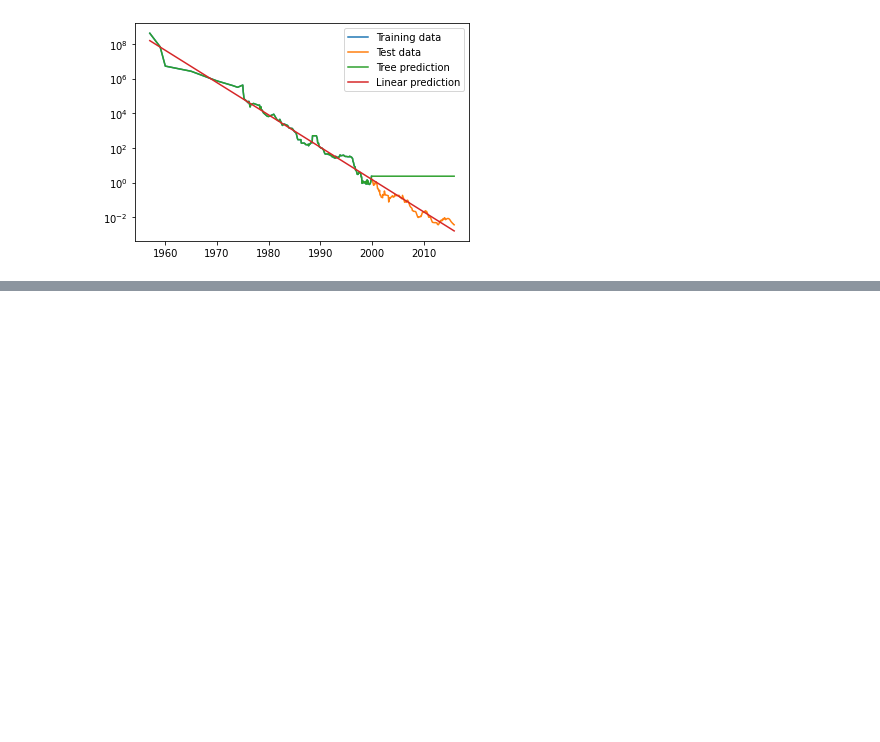
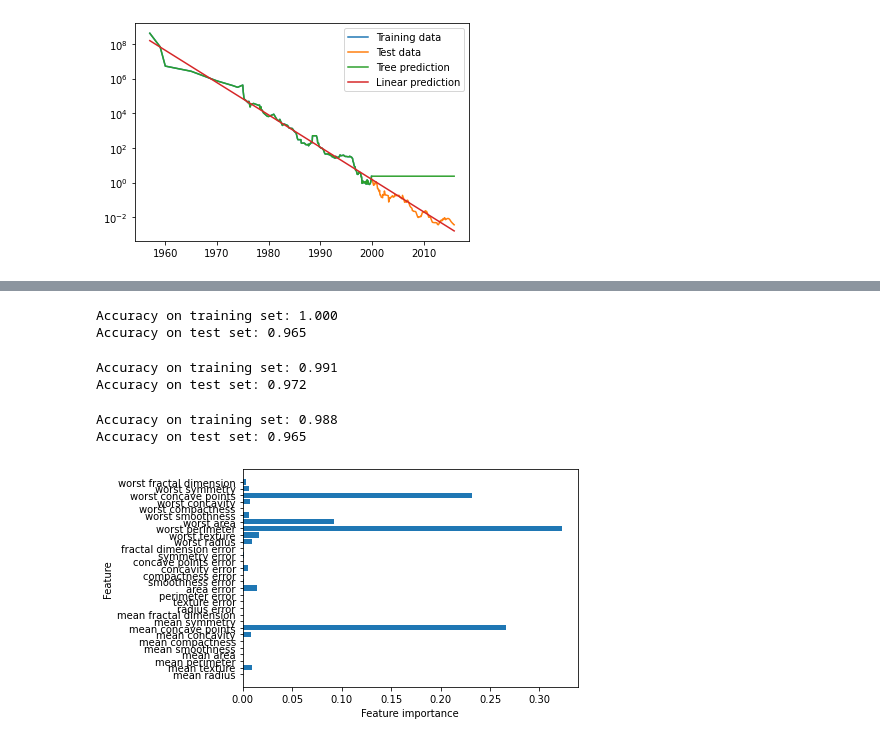
Before and after one commit to scottzig/ml-python-muller-guido, a Jupyter notebook: chapter_2.ipynb, the cells around one changed output, grey strips where cells are left out. Drawn from its saved outputs; the diff is of its cells as text; code cells hidden in the pictures; blank space fills up the shorter version.

```diff
--- a/chapter_2.ipynb
+++ b/chapter_2.ipynb
@@ -649,0 +720,42 @@ plt.legend();
+# %%
+# Test gradient boosted regression on the Breast cancer dataset
+# The classifier defaults to 100 trees of max depth 3 with a learning rate of 0.1
+
+from sklearn.ensemble import GradientBoostingClassifier
+
+X_train, X_test, y_train, y_test = train_test_split(cancer.data, cancer.target, random_state=0)
+
+gbrt = GradientBoostingClassifier(random_state=0)
+gbrt.fit(X_train, y_train)
+
+print("Accuracy on training set: {:.3f}".format(gbrt.score(X_train, y_train)))
+print("Accuracy on test set: {:.3f}".format(gbrt.score(X_test, y_test)))
+# %% [output]
+Accuracy on training set: 1.000
+Accuracy on test set: 0.965
+# %%
+# Accuracy on the training set was 100%, suggesting over-fitting. We can reduce the max depth of each tree to 1 in an attempt to prevent this.
+
+gbrt = GradientBoostingClassifier(random_state=0, max_depth=1)
+gbrt.fit(X_train, y_train)
+print("Accuracy on training set: {:.3f}".format(gbrt.score(X_train, y_train)))
+print("Accuracy on test set: {:.3f}".format(gbrt.score(X_test, y_test)))
+# %% [output]
+Accuracy on training set: 0.991
+Accuracy on test set: 0.972
+# %%
+# Lowering the learning rate may also help with overfitting
+gbrt = GradientBoostingClassifier(random_state=0, learning_rate=0.01)
+gbrt.fit(X_train, y_train)
+print("Accuracy on training set: {:.3f}".format(gbrt.score(X_train, y_train)))
+print("Accuracy on test set: {:.3f}".format(gbrt.score(X_test, y_test)))
+# %% [output]
+Accuracy on training set: 0.988
+Accuracy on test set: 0.965
+# %%
+# Take a look at the feature importances for the gradient boosted regression
+gbrt = GradientBoostingClassifier(random_state=0, max_depth=1)
+gbrt.fit(X_train, y_train)
+plot_feature_importances_cancer(gbrt)
+# %% [output]
+[figure, added]
```
Also changed, not shown: parts of 8 cells of this notebook.
